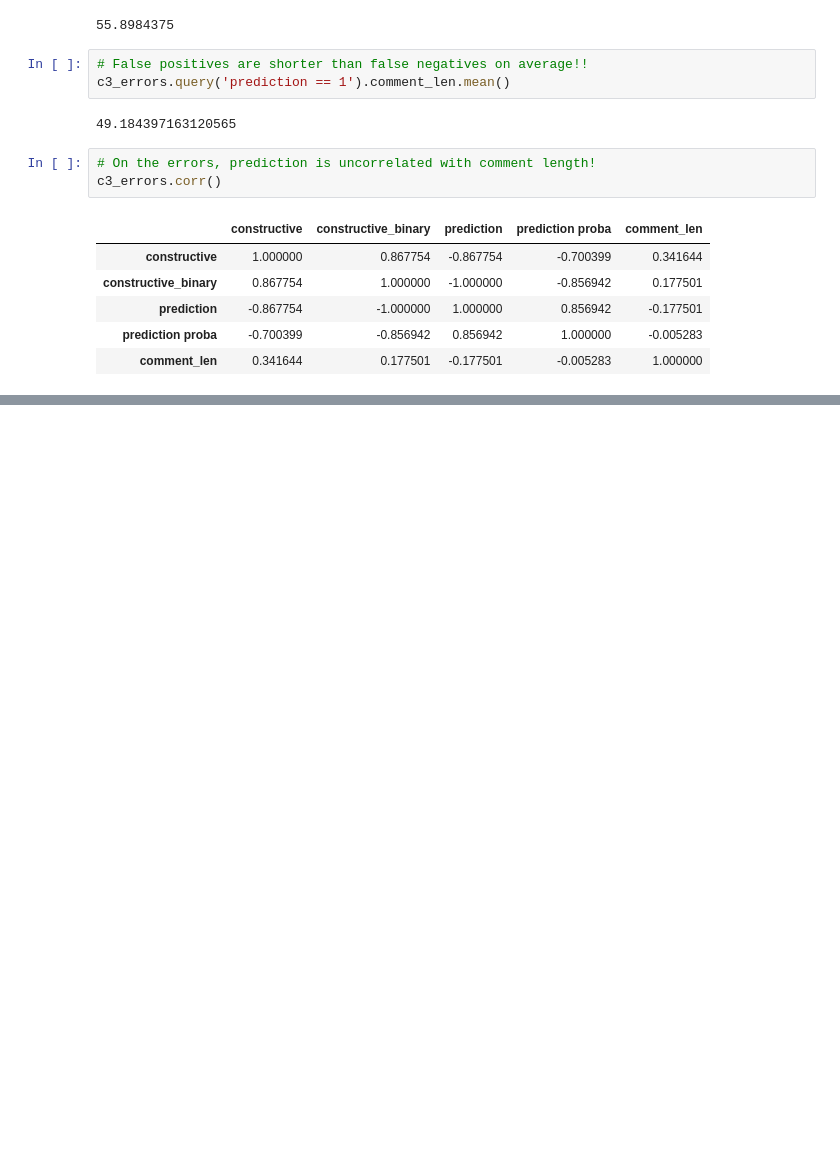
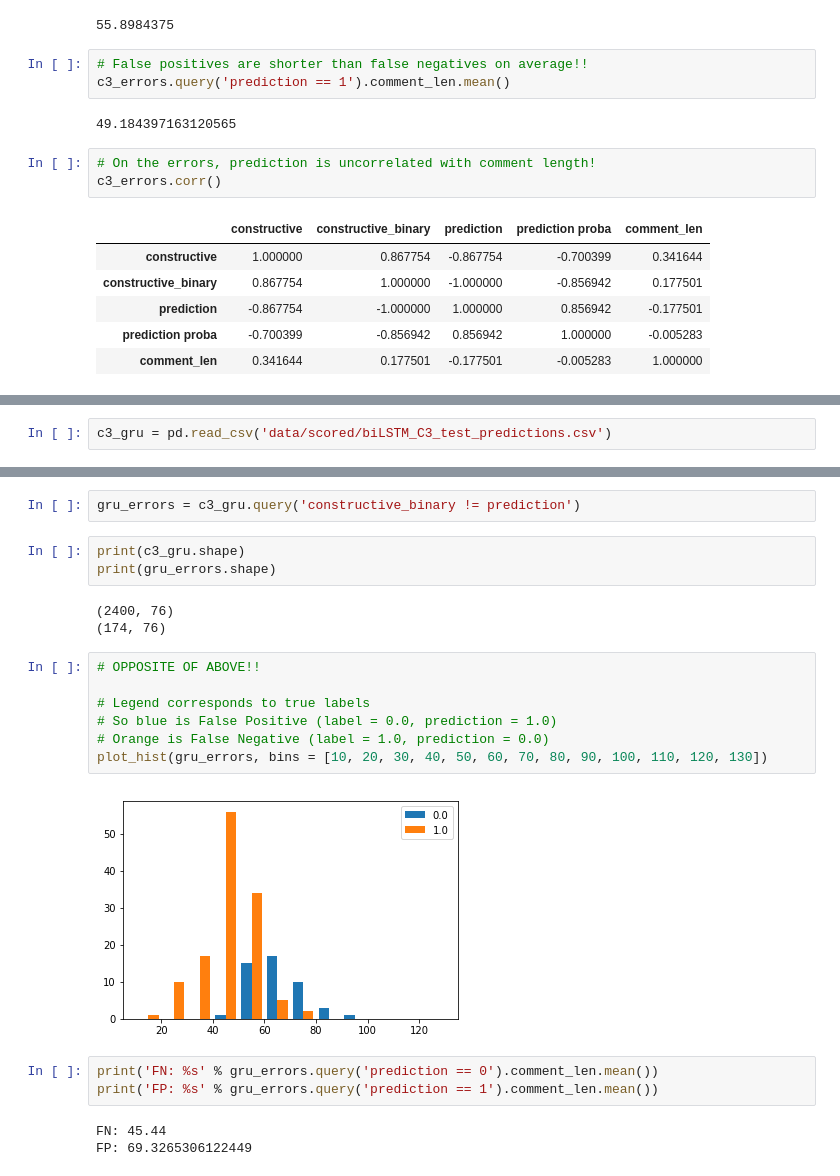
Before and after one commit to kvarada/constructiveness, a Jupyter notebook: notebooks/nthain Length Analysis.ipynb, the cells around one changed output, grey strips where cells are left out. Saved outputs shown, nothing was run; the diff lists cells and outputs as text; blank space fills up the shorter version.

Commit message:
Updated with biLSTM data

```diff
--- a/notebooks/nthain Length Analysis.ipynb
+++ b/notebooks/nthain Length Analysis.ipynb
@@ -137,0 +144,2 @@ c3_errors.corr()
+# %%
+c3_gru = pd.read_csv('data/scored/biLSTM_C3_test_predictions.csv')
@@ -137,0 +153,23 @@ c3_errors.corr()
+# %%
+gru_errors = c3_gru.query('constructive_binary != prediction')
+# %%
+print(c3_gru.shape)
+print(gru_errors.shape)
+# %% [output]
+(2400, 76)
+(174, 76)
+# %%
+# OPPOSITE OF ABOVE!!
+
+# Legend corresponds to true labels
+# So blue is False Positive (label = 0.0, prediction = 1.0)
+# Orange is False Negative (label = 1.0, prediction = 0.0)
+plot_hist(gru_errors, bins = [10, 20, 30, 40, 50, 60, 70, 80, 90, 100, 110, 120, 130])
+# %% [output]
+[figure, added]
+# %%
+print('FN: %s' % gru_errors.query('prediction == 0').comment_len.mean())
+print('FP: %s' % gru_errors.query('prediction == 1').comment_len.mean())
+# %% [output]
+FN: 45.44
+FP: 69.3265306122449
```
Also changed, not shown: parts of 5 cells of this notebook.
